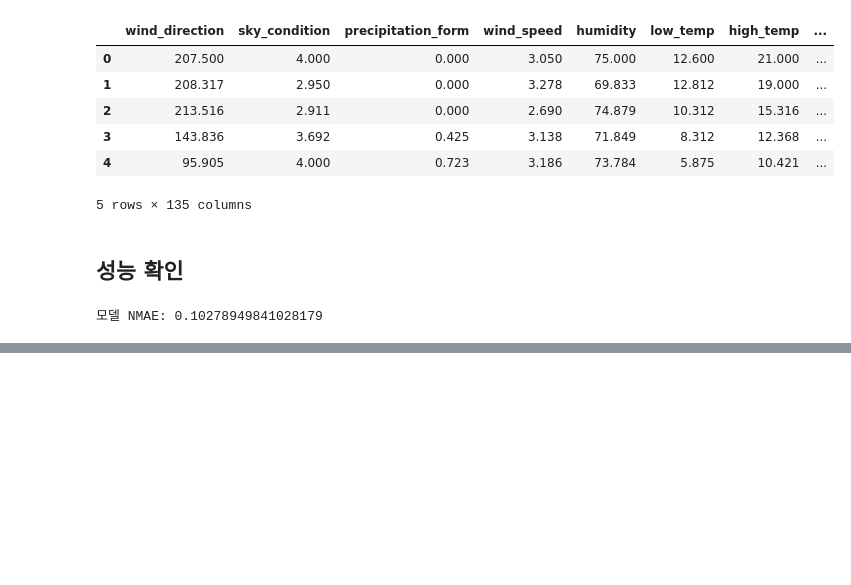
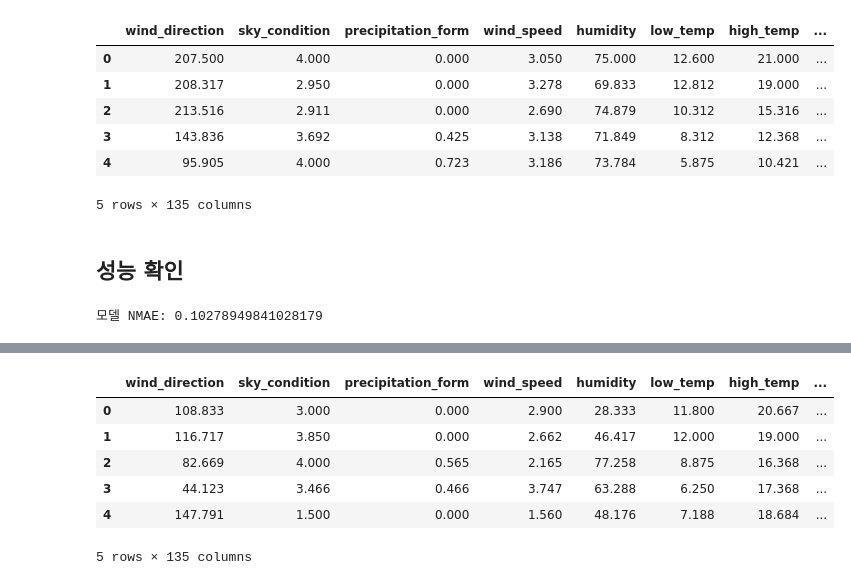
Before and after one commit to DANU011/PyDataAnalytics, a Jupyter notebook: 따릉이_대여량_예측/notebook/따릉이_대여량_예측.ipynb, the cells around one changed output, grey strips where cells are left out. Saved outputs shown, nothing was run; the diff lists cells and outputs as text; code cells hidden in the pictures; blank space fills up the shorter version.

```diff
--- a/따릉이_대여량_예측/notebook/따릉이_대여량_예측.ipynb
+++ b/따릉이_대여량_예측/notebook/따릉이_대여량_예측.ipynb
@@ -359,0 +307,41 @@ ValueError: ignored
+# %%
+from sklearn.preprocessing import LabelEncoder
+
+# 테스트 데이터 로드
+test_data = pd.read_csv('test.csv')
+
+# 동일한 날짜 및 시간 분리를 적용하여 'year', 'month', 'day' 열 생성
+test_year, test_month, test_day = seperate_datetime(test_data)
+
+test_data['year'] = test_year
+test_data['month'] = test_month
+test_data['day'] = test_day
+
+# 'week_day'에 대한 레이블 인코딩 적용
+test_data['week_day'] = le.transform(pd.to_datetime(test_data['date_time']).dt.day_name())
+
+# Human & Computer의 Feature Engineering
+test_data['temp_diff_info'] = test_data['high_temp'] - test_data['low_temp']
+test_data['sweat_info'] = test_data['high_temp'] * test_data['humidity']
+test_data['cold_info'] = test_data['low_temp'] * test_data['wind_speed']
+
+# 테스트 데이터에 대한 추가적인 피처 생성
+for i in range(len(col_list)):
+    for j in range(i, len(col_list)):
+        feature_name = f'{col_list[i]}*{col_list[j]}'
+        if feature_name in X_combination.columns:
+            test_data[feature_name] = test_data[col_list[i]] * test_data[col_list[j]]
+
+# 'X_combination.columns'에는 학습 중 사용된 모든 피처가 포함되어 있다고 가정
+X_test_combination = test_data[X_combination.columns.intersection(test_data.columns)]
+
+# 테스트 피처의 처음 몇 행을 표시
+display(X_test_combination.head())
+# %% [output]
+|  | wind_direction | sky_condition | precipitation_form | wind_speed | humidity | low_temp | high_temp | ... |
+| 0 | 108.833 | 3.000 | 0.000 | 2.900 | 28.333 | 11.800 | 20.667 | ... |
+| 1 | 116.717 | 3.850 | 0.000 | 2.662 | 46.417 | 12.000 | 19.000 | ... |
+| 2 | 82.669 | 4.000 | 0.565 | 2.165 | 77.258 | 8.875 | 16.368 | ... |
+| 3 | 44.123 | 3.466 | 0.466 | 3.747 | 63.288 | 6.250 | 17.368 | ... |
+| 4 | 147.791 | 1.500 | 0.000 | 1.560 | 48.176 | 7.188 | 18.684 | ... |
+5 rows × 135 columns
```
Also changed, not shown: parts of 2 cells of this notebook.
